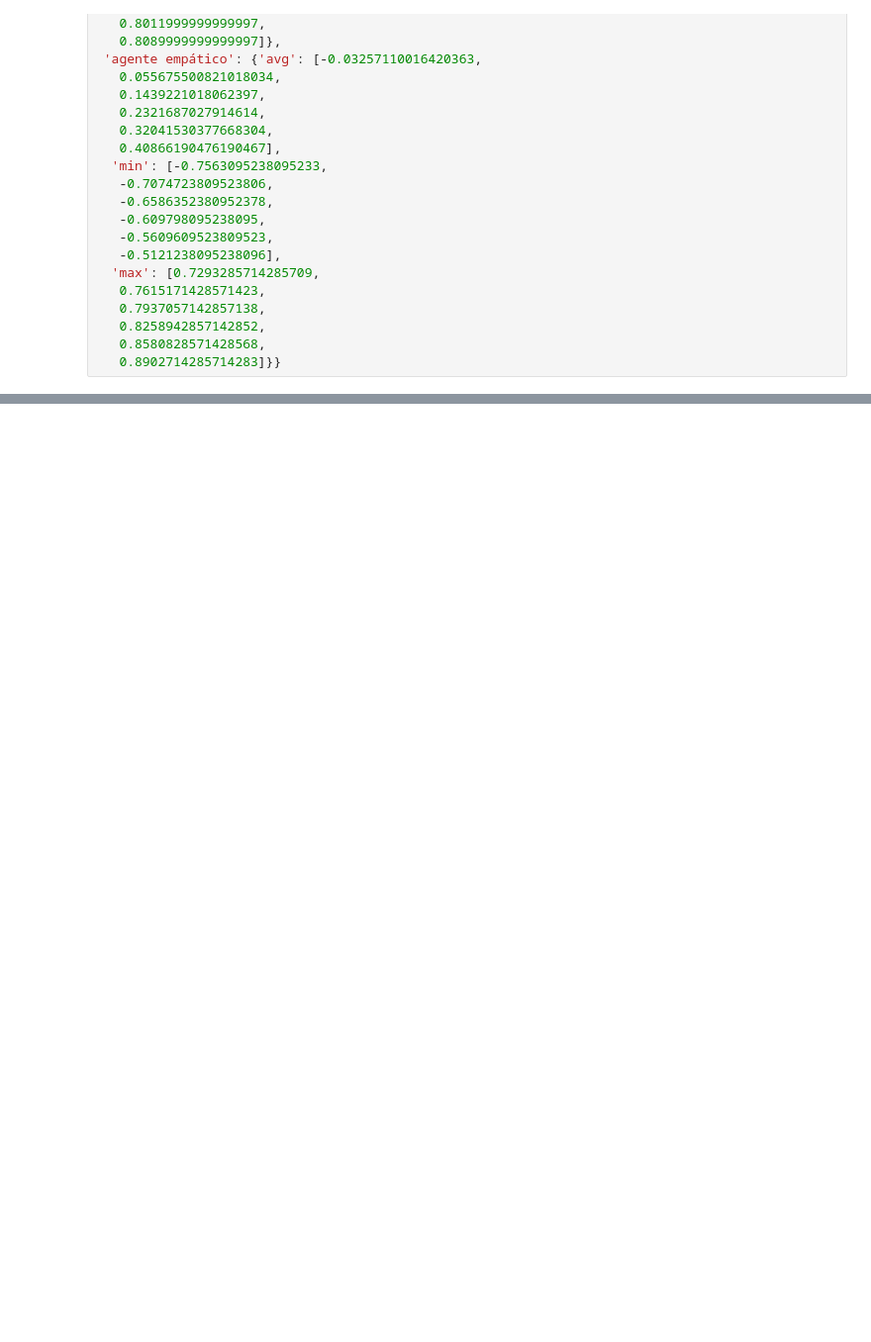
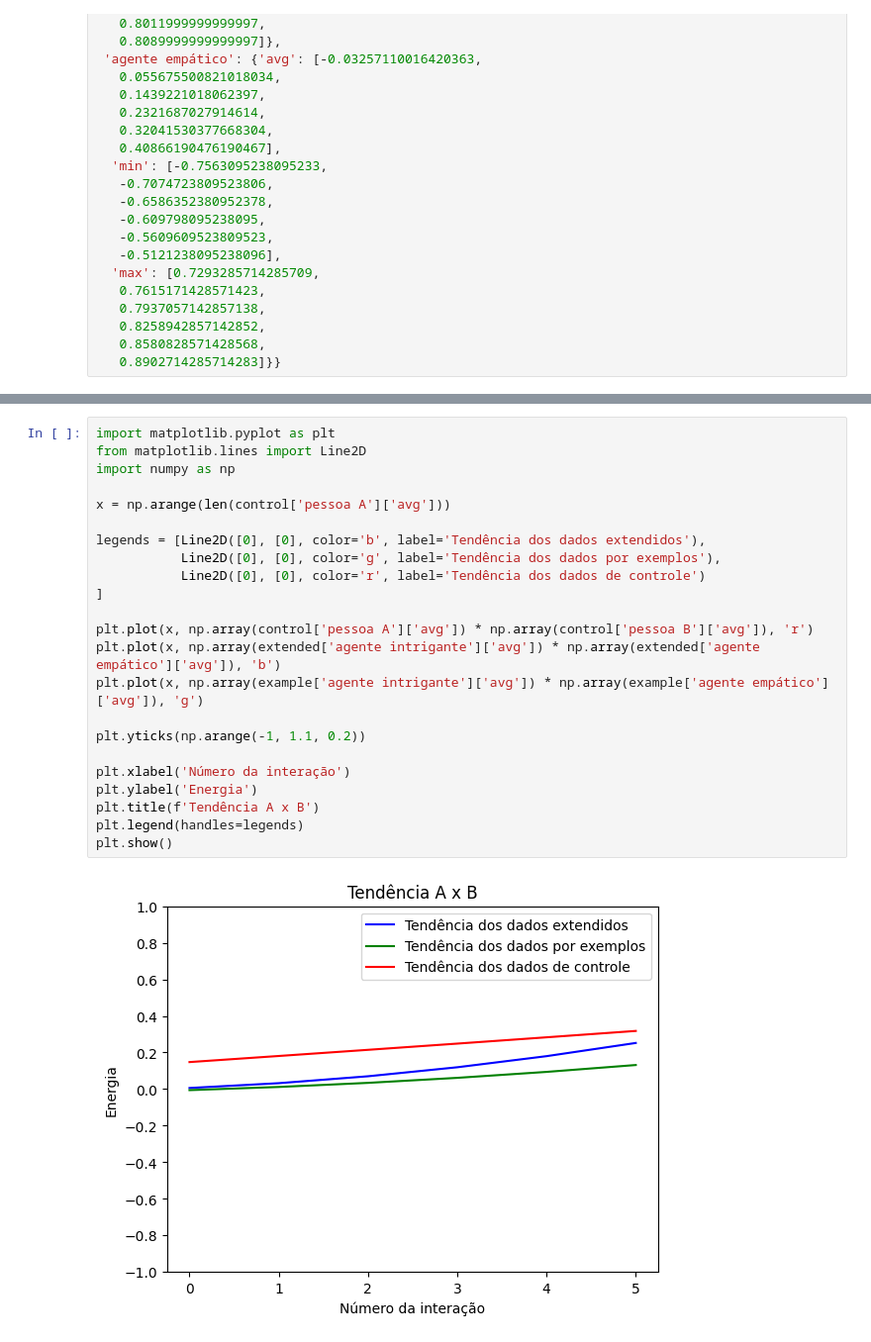
Before and after one commit to leomollmann/escuta-empatica, a Jupyter notebook: notebooks/compare.ipynb, the cells around one changed output, grey strips where cells are left out. Shown at 99% size. Drawn from its saved outputs; the diff is of its cells as text; blank space fills up the shorter version.

Commit message:
fixed labels

```diff
--- a/notebooks/compare.ipynb
+++ b/notebooks/compare.ipynb
@@ -177,0 +178,25 @@ plt.show()
+# %%
+import matplotlib.pyplot as plt
+from matplotlib.lines import Line2D
+import numpy as np
+
+x = np.arange(len(control['pessoa A']['avg']))
+
+legends = [Line2D([0], [0], color='b', label='Tendência dos dados extendidos'),
+           Line2D([0], [0], color='g', label='Tendência dos dados por exemplos'),
+           Line2D([0], [0], color='r', label='Tendência dos dados de controle')
+]
+
+plt.plot(x, np.array(control['pessoa A']['avg']) * np.array(control['pessoa B']['avg']), 'r')
+plt.plot(x, np.array(extended['agente intrigante']['avg']) * np.array(extended['agente empático']['avg']), 'b')
+plt.plot(x, np.array(example['agente intrigante']['avg']) * np.array(example['agente empático']['avg']), 'g')
+
+plt.yticks(np.arange(-1, 1.1, 0.2))
+
+plt.xlabel('Número da interação')
+plt.ylabel('Energia')
+plt.title(f'Tendência A x B')
+plt.legend(handles=legends)
+plt.show()
+# %% [output]
+[figure, added]
```
Also changed, not shown: parts of 7 cells of this notebook, 8 other files.
